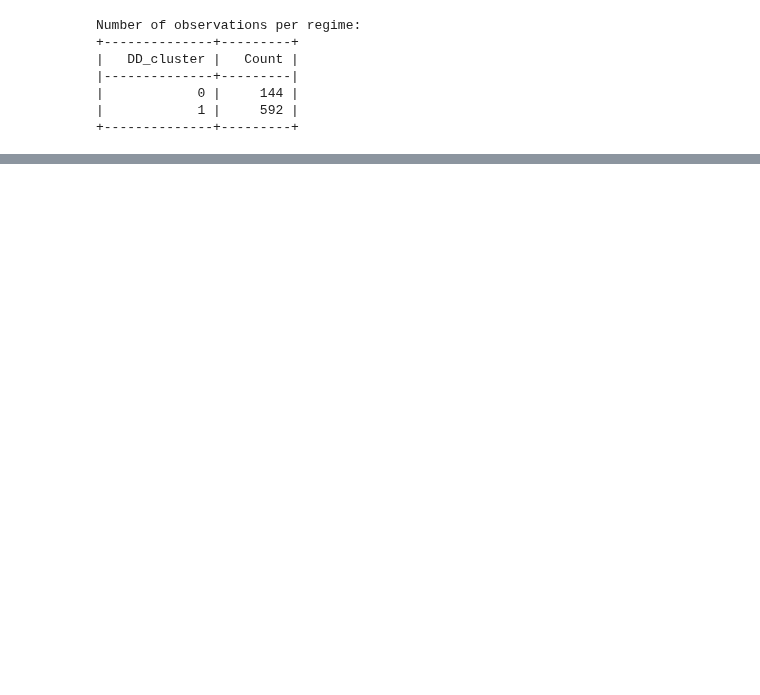
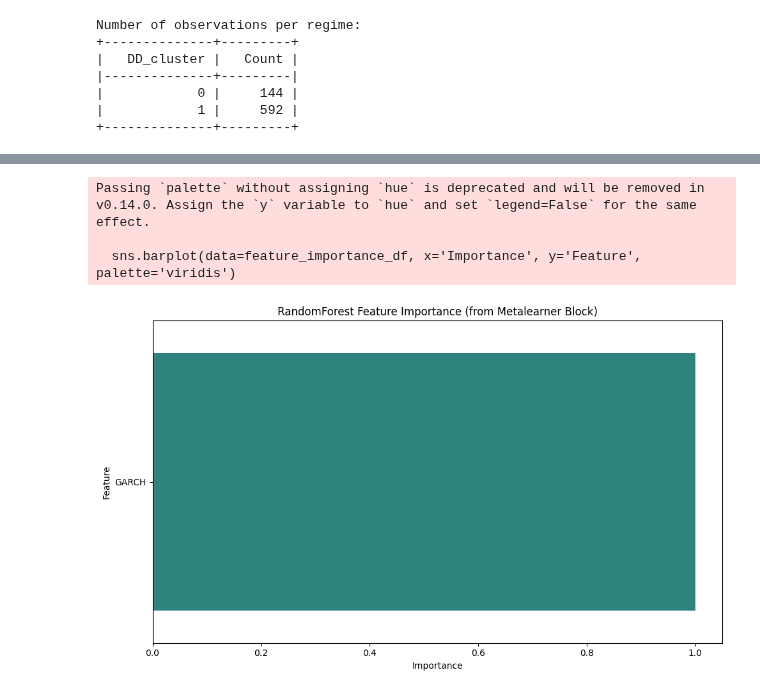
Before and after one commit to Elkkujou/Gradu, a Jupyter notebook: regime_prediction_famafrench.ipynb, the cells around one changed output, grey strips where cells are left out. Saved outputs shown, nothing was run; the diff lists cells and outputs as text; code cells hidden in the pictures; blank space fills up the shorter version.

```diff
--- a/regime_prediction_famafrench.ipynb
+++ b/regime_prediction_famafrench.ipynb
@@ -313,0 +337,36 @@ Skipping prediction for timestamp 1964-08-01 00:00:00 (insufficient data: 10 obs
+# %%
+# New Cell: Plot Feature Importances from the RandomForest used in the ensemble
+
+import matplotlib.pyplot as plt
+import seaborn as sns
+import pandas as pd
+
+# Retrieve the RandomForest model from the base models dictionary
+rf_model = base_models['RandomForest']
+
+# Check if the RandomForest model has the feature_importances_ attribute
+if hasattr(rf_model, 'feature_importances_'):
+    # Get the feature importances from the model (from its last training iteration)
+    rf_importances = rf_model.feature_importances_
+
+    # Create a DataFrame for easy plotting
+    feature_importance_df = pd.DataFrame({
+        'Feature': X.columns,
+        'Importance': rf_importances
+    }).sort_values(by='Importance', ascending=False)
+
+    # Plot the feature importances using a bar plot
+    plt.figure(figsize=(10, 6))
+    sns.barplot(data=feature_importance_df, x='Importance', y='Feature', palette='viridis')
+    plt.title("RandomForest Feature Importance (from Metalearner Block)")
+    plt.xlabel("Importance")
+    plt.ylabel("Feature")
+    plt.tight_layout()
+    plt.show()
+else:
+    print("The RandomForest model does not expose feature importances.")
+# %% [output]
+Passing `palette` without assigning `hue` is deprecated and will be removed in v0.14.0. Assign the `y` variable to `hue` and set `legend=False` for the same effect.
+
+  sns.barplot(data=feature_importance_df, x='Importance', y='Feature', palette='viridis')
+[figure, added]
```
Also changed, not shown: parts of 7 cells of this notebook.
